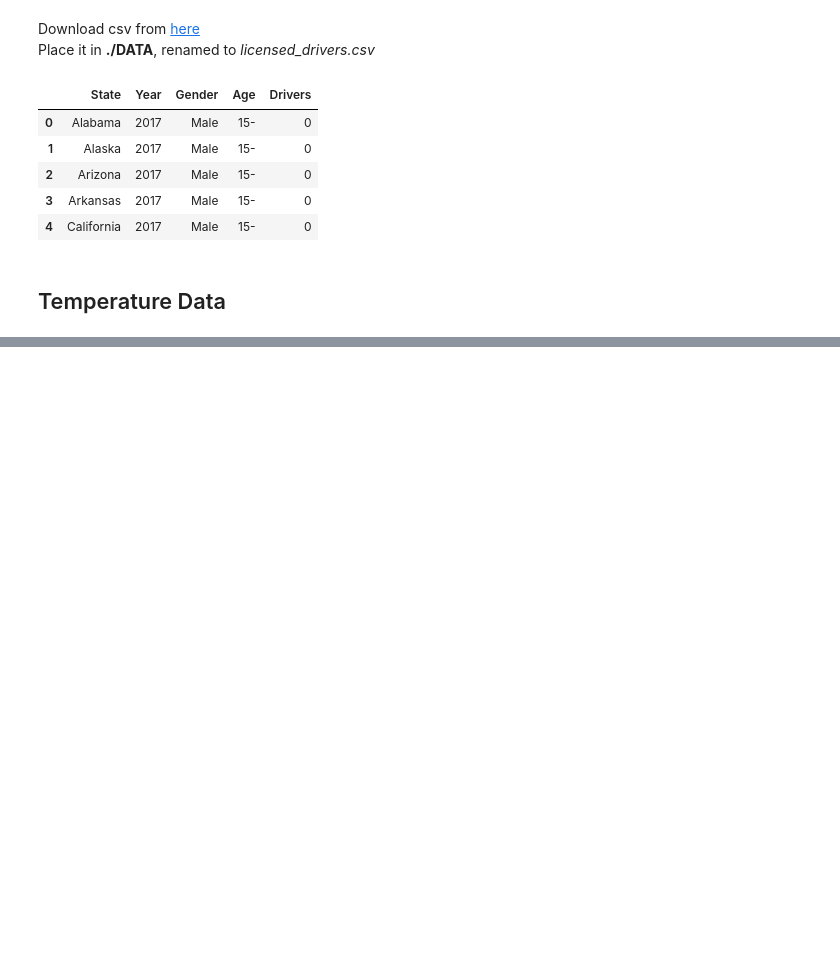
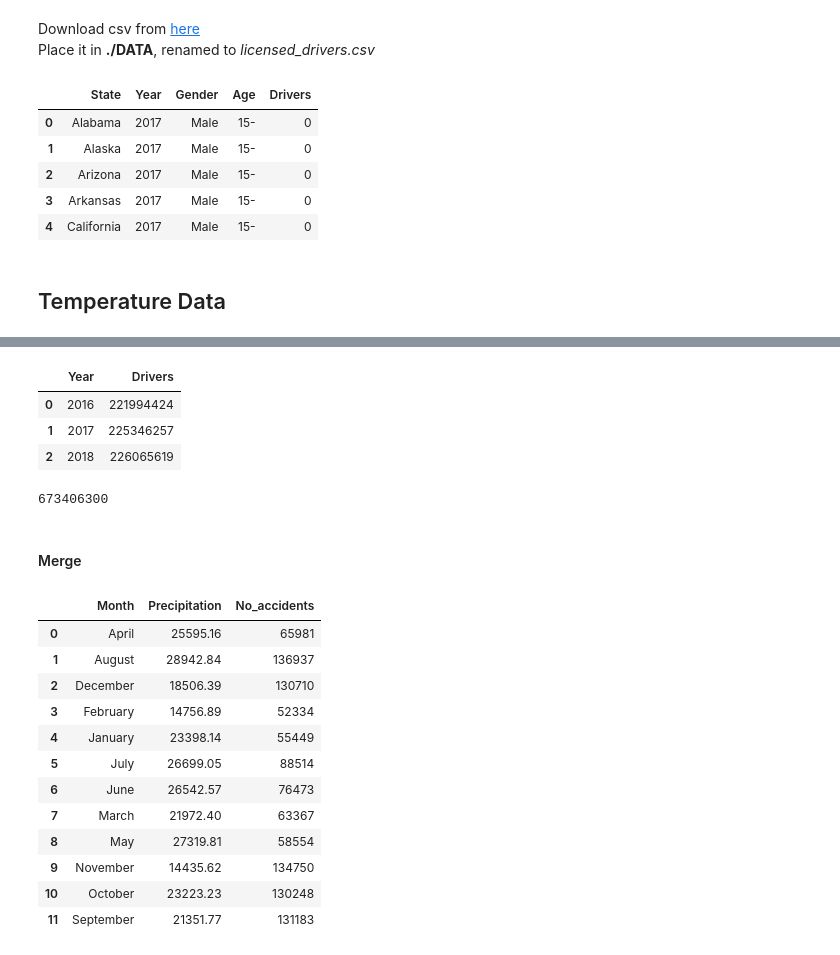
Before and after one commit to maxvangalen/WT-Data, a Jupyter notebook: create_csvs.ipynb, the cells around one changed output, grey strips where cells are left out. Cells and saved outputs as stored; diff of their text form; code cells hidden in the pictures; blank space fills up the shorter version.

```diff
--- a/create_csvs.ipynb
+++ b/create_csvs.ipynb
@@ -269,0 +537,6 @@ temperature_df.to_csv(os.path.join(dir_name, 'temperature_data.csv'), index=True
+# %%
+accidentsdf['Month'] = pd.DatetimeIndex(accidentsdf['Start_Time']).month_name()
+# %%
+accidentsdf = accidentsdf.groupby('Month', as_index = False)['ID'].size()
+# %%
+accidentsdf = accidentsdf.rename(columns = {'size':'No_accidents'})
@@ -269,0 +576,7 @@ temperature_df.to_csv(os.path.join(dir_name, 'temperature_data.csv'), index=True
+# %%
+tempdf.head()
+# %% [output]
+|  | Year | Drivers |
+| 0 | 2016 | 221994424 |
+| 1 | 2017 | 225346257 |
+| 2 | 2018 | 226065619 |
@@ -269,0 +585,24 @@ temperature_df.to_csv(os.path.join(dir_name, 'temperature_data.csv'), index=True
+# %%
+meanDrivers
+# %% [output]
+673406300
+# %% [markdown]
+#### Merge
+# %%
+acc_wea_dri = pd.merge(weatherdf, accidentsdf, on='Month')
+# %%
+acc_wea_dri.head(12)
+# %% [output]
+|  | Month | Precipitation | No_accidents |
+| 0 | April | 25595.16 | 65981 |
+| 1 | August | 28942.84 | 136937 |
+| 2 | December | 18506.39 | 130710 |
+| 3 | February | 14756.89 | 52334 |
+| 4 | January | 23398.14 | 55449 |
+| 5 | July | 26699.05 | 88514 |
+| 6 | June | 26542.57 | 76473 |
+| 7 | March | 21972.40 | 63367 |
+| 8 | May | 27319.81 | 58554 |
+| 9 | November | 14435.62 | 134750 |
+| 10 | October | 23223.23 | 130248 |
+| 11 | September | 21351.77 | 131183 |
```
Also changed, not shown: parts of 63 cells of this notebook.
